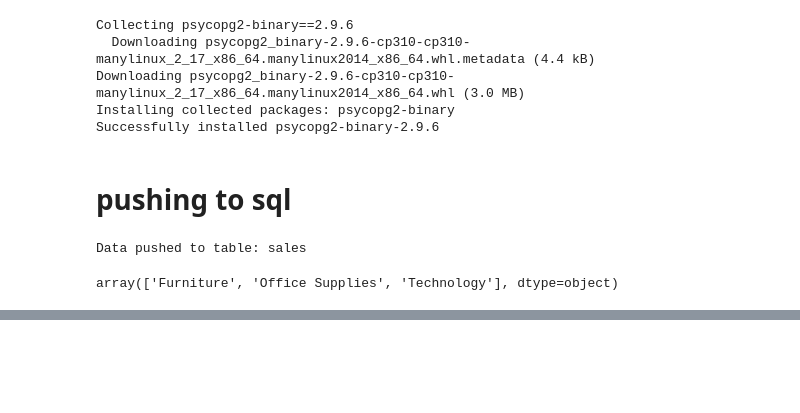
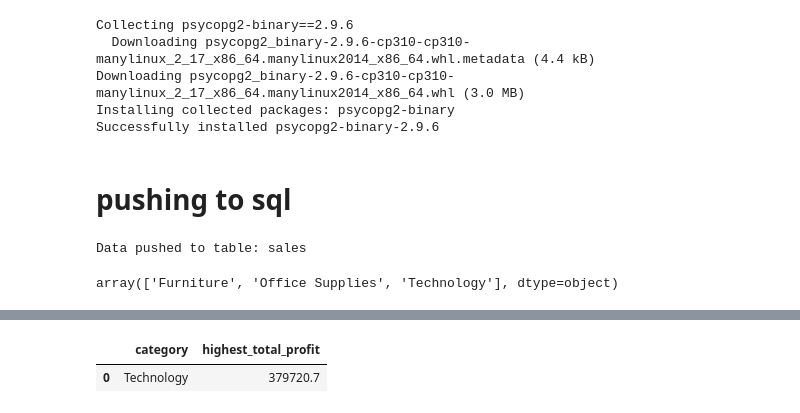
Before and after one commit to Koveraaman/Mini_Project, a Jupyter notebook: Retail_sales_Data_Analysis.ipynb, the cells around one changed output, grey strips where cells are left out. Cells and saved outputs as stored; diff of their text form; code cells hidden in the pictures; blank space fills up the shorter version.

```diff
--- a/Retail_sales_Data_Analysis.ipynb
+++ b/Retail_sales_Data_Analysis.ipynb
@@ -283,0 +427,14 @@ array(['Furniture', 'Office Supplies', 'Technology'], dtype=object)
+# %%
+#9 Find the product category with the highest total profit
+query="""
+select p.category, sum(s.profit) as highest_total_profit
+from sales as s join product_details as p on p.order_id = s.order_id
+group by p.category order by highest_total_profit desc limit 1;"""
+cursor.execute(query)
+rows = cursor.fetchall()
+columns = [desc[0] for desc in cursor.description]
+data8 = pd.DataFrame(rows, columns=columns)
+data8
+# %% [output]
+|  | category | highest_total_profit |
+| 0 | Technology | 379720.7 |
```
Also changed, not shown: parts of 25 cells of this notebook.
